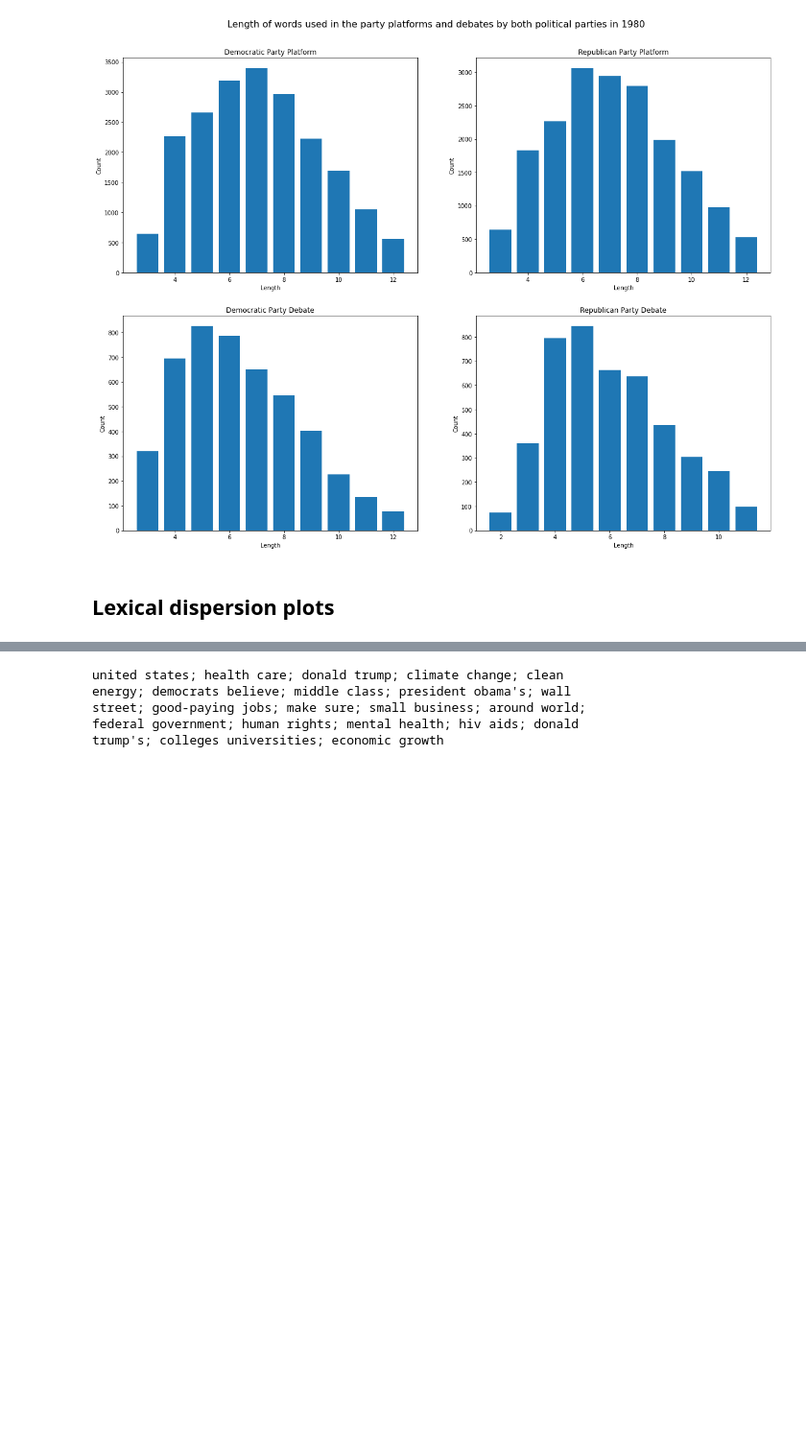
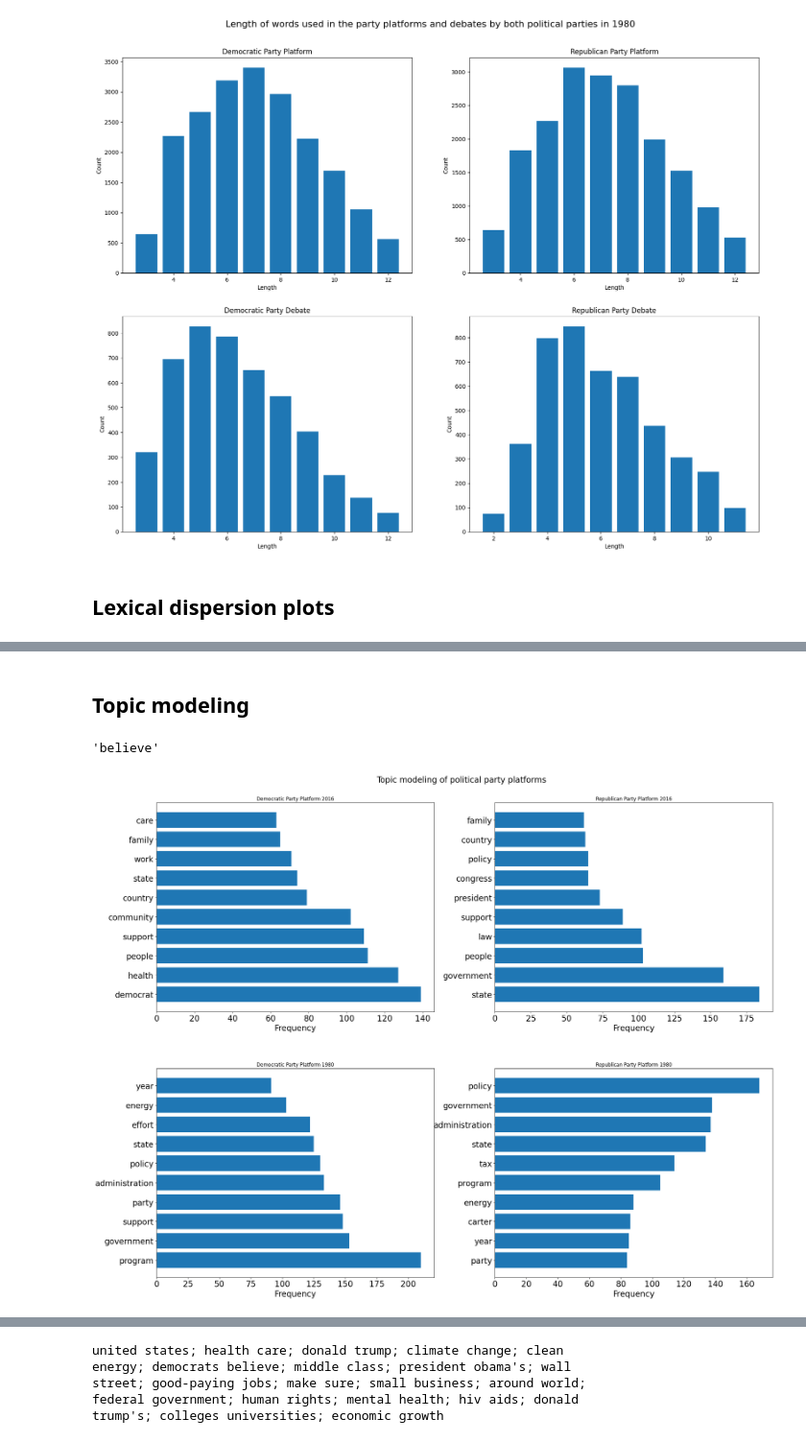
Before and after one commit to Nomi/PoliticalAnalysisNLP, a Jupyter notebook: ProjectDataAnalysis.ipynb, the cells around one changed output, grey strips where cells are left out. Shown at 96% size. Drawn from its saved outputs; the diff is of its cells as text; code cells hidden in the pictures; blank space fills up the shorter version.

```diff
--- a/ProjectDataAnalysis.ipynb
+++ b/ProjectDataAnalysis.ipynb
@@ -360,0 +459,24 @@ len(lemmatized_tokens_rep_platform_1980)
+# %% [markdown]
+## Topic modeling
+# %%
+nltk.download('averaged_perceptron_tagger')
+tagged_dem_platform_2016 = nltk.pos_tag(lemmatized_tokens_dem_platform_2016)
+tagged_rep_platform_2016 = nltk.pos_tag(lemmatized_tokens_rep_platform_2016)
+tagged_dem_debate_2016 = nltk.pos_tag(lemmatized_tokens_dem_debate_2016)
+tagged_rep_debate_2016 = nltk.pos_tag(lemmatized_tokens_rep_debate_2016)
+tagged_dem_platform_1980 = nltk.pos_tag(lemmatized_tokens_dem_platform_1980)
+tagged_rep_platform_1980 = nltk.pos_tag(lemmatized_tokens_rep_platform_1980)
+tagged_dem_debate_1980 = nltk.pos_tag(lemmatized_tokens_dem_debate_1980)
+tagged_rep_debate_1980 = nltk.pos_tag(lemmatized_tokens_rep_debate_1980)
+
+tagged_list = []
+tagged_list.append(tagged_dem_platform_2016)
+tagged_list.append(tagged_rep_platform_2016)
+tagged_list.append(tagged_dem_debate_2016)
+tagged_list.append(tagged_rep_debate_2016)
+tagged_list.append(tagged_dem_platform_1980)
+tagged_list.append(tagged_rep_platform_1980)
+tagged_list.append(tagged_dem_debate_1980)
+tagged_list.append(tagged_rep_debate_1980)
+# %% [output]
+'believe'
@@ -360,0 +493,55 @@ len(lemmatized_tokens_rep_platform_1980)
+# %%
+dict_lemmatized_tokens_list_nouns = []
+for i in range(len(lemmatized_tokens_list_nouns)):
+    dict_lemmatized_tokens_list_nouns.append(Dictionary([lemmatized_tokens_list_nouns[i]]))
+
+bow_lemmatized_tokens_list_nouns = []
+bow_lemmatized_tokens_list_ids_nouns = []
+bow_lemmatized_tokens_list_counts_nouns = []
+for i in range(len(lemmatized_tokens_list_nouns)):
+    bow_lemmatized_tokens_list_nouns.append(dict_lemmatized_tokens_list_nouns[i].doc2bow(lemmatized_tokens_list_nouns[i]))
+    bow_lemmatized_tokens_list_nouns[i] = sorted(bow_lemmatized_tokens_list_nouns[i], key=lambda x: x[1], reverse=True)
+    term_ids, counts = zip(*bow_lemmatized_tokens_list_nouns[i])
+    bow_lemmatized_tokens_list_ids_nouns.append(term_ids)
+    bow_lemmatized_tokens_list_counts_nouns.append(counts)
+# %%
+fig, ax = plt.subplots(2, 2, figsize=(25, 20))
+plt.gca().invert_yaxis()
+
+fig.tight_layout(pad=12.0)
+fig.suptitle('Topic modeling of political party platforms', fontsize=20, y=0.96)
+
+for item in ([ax[0][0].title, ax[0][0].xaxis.label, ax[0][0].yaxis.label] + ax[0][0].get_xticklabels() + ax[0][0].get_yticklabels()):
+        item.set_fontsize(20)
+for item in ([ax[0][1].title, ax[0][1].xaxis.label, ax[0][1].yaxis.label] + ax[0][1].get_xticklabels() + ax[0][1].get_yticklabels()):
+        item.set_fontsize(20)
+for item in ([ax[1][0].title, ax[1][0].xaxis.label, ax[1][0].yaxis.label] + ax[1][0].get_xticklabels() + ax[1][0].get_yticklabels()):
+        item.set_fontsize(20)
+for item in ([ax[1][1].title, ax[1][1].xaxis.label, ax[1][1].yaxis.label] + ax[1][1].get_xticklabels() + ax[1][1].get_yticklabels()):
+        item.set_fontsize(20)
+
+for i in range(4):
+    if i == 0:
+        ax[0][0].barh([dict_lemmatized_tokens_list_nouns[0][id] for id in bow_lemmatized_tokens_list_ids_nouns[0][:10]],
+                      bow_lemmatized_tokens_list_counts_nouns[0][:10])
+        ax[0][0].set_xlabel('Frequency')
+        ax[0][0].set_title('Democratic Party Platform 2016')
+    if i == 1:
+        ax[0][1].barh([dict_lemmatized_tokens_list_nouns[1][id] for id in bow_lemmatized_tokens_list_ids_nouns[1][:10]],
+                      bow_lemmatized_tokens_list_counts_nouns[1][:10])
+        ax[0][1].set_xlabel('Frequency')
+        ax[0][1].set_title('Republican Party Platform 2016')
+    if i == 2:
+        ax[1][0].barh([dict_lemmatized_tokens_list_nouns[4][id] for id in bow_lemmatized_tokens_list_ids_nouns[4][:10]],
+                      bow_lemmatized_tokens_list_counts_nouns[4][:10])
+        ax[1][0].set_xlabel('Frequency')
+        ax[1][0].set_title('Democratic Party Platform 1980')
+    if i == 3:
+        ax[1][1].barh([dict_lemmatized_tokens_list_nouns[5][id] for id in bow_lemmatized_tokens_list_ids_nouns[5][:10]],
+                      bow_lemmatized_tokens_list_counts_nouns[5][:10])
+        ax[1][1].set_xlabel('Frequency')
+        ax[1][1].set_title('Republican Party Platform 1980')
+
+plt.show()
+# %% [output]
+[figure, added]
```
Also changed, not shown: parts of 29 cells of this notebook, 2 other files.
